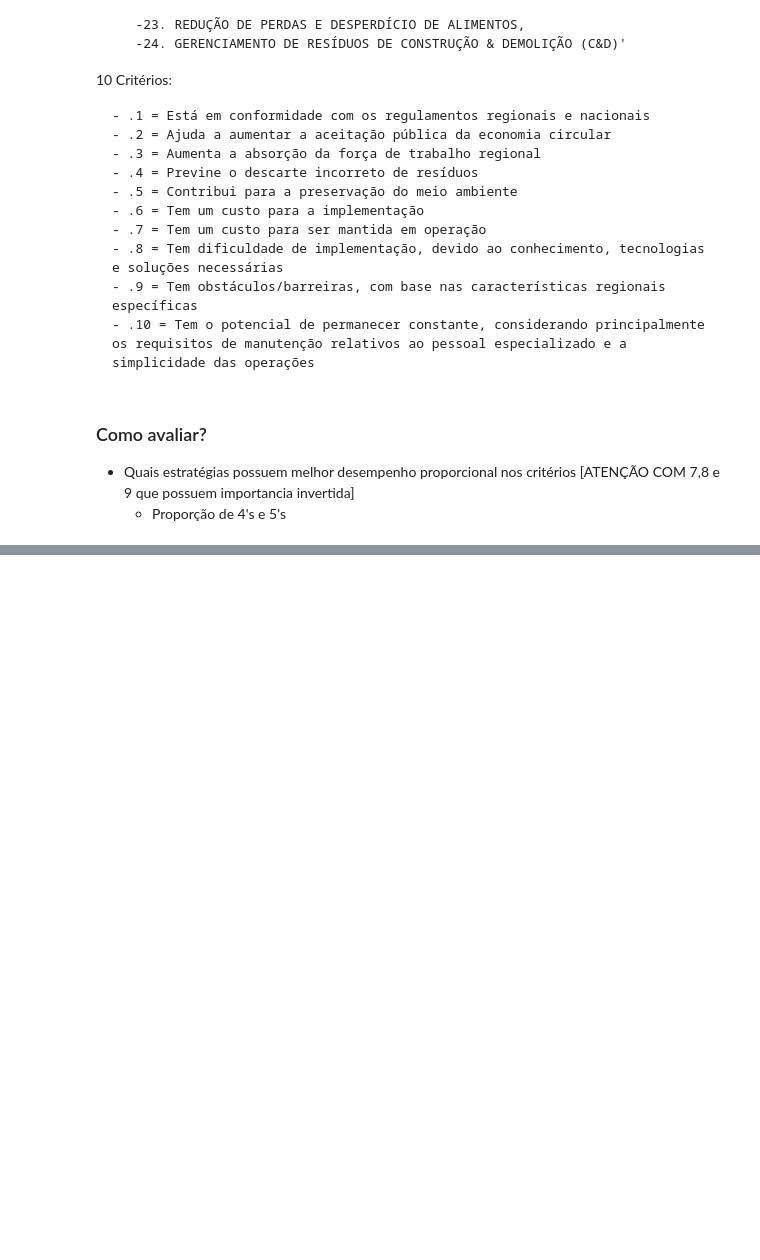
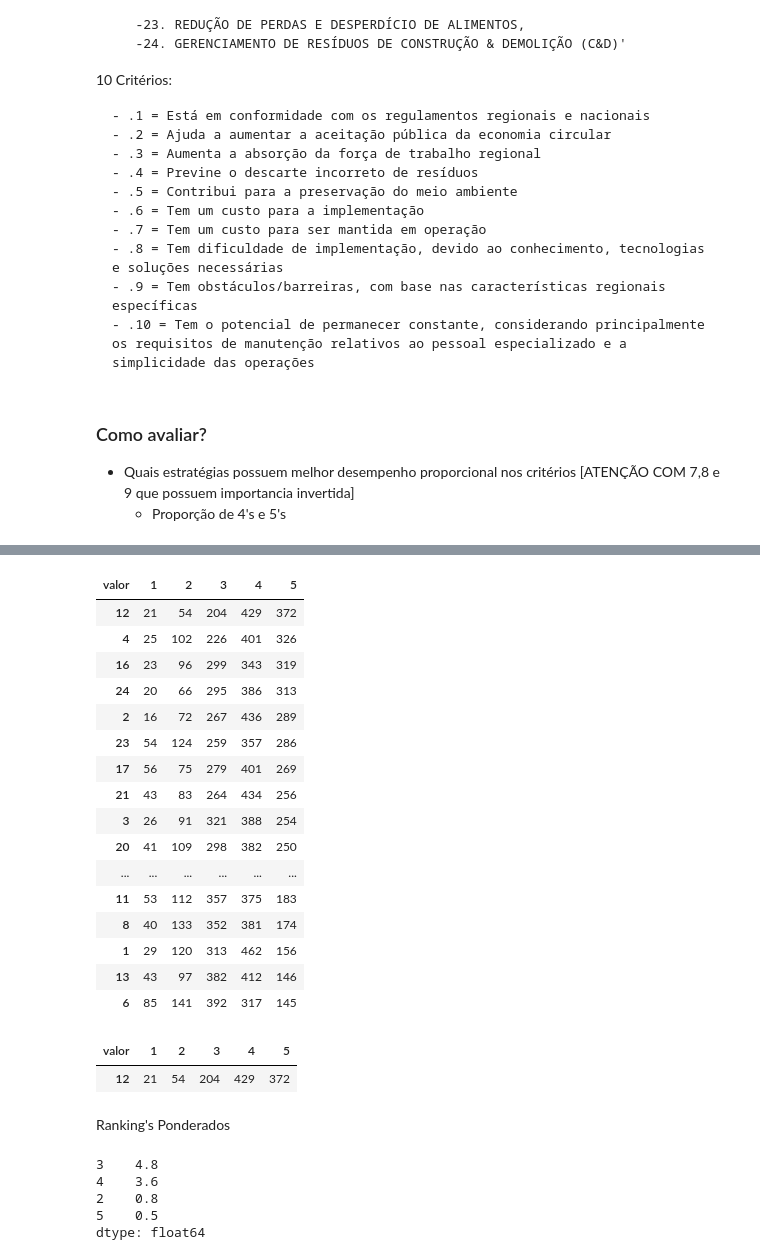
Before and after one commit to ednaelxd/e-waste, a Jupyter notebook: notebooks/02_stats_denmark.ipynb, the cells around one changed output, grey strips where cells are left out. Drawn from its saved outputs; the diff is of its cells as text; code cells hidden in the pictures; blank space fills up the shorter version.

```diff
--- a/notebooks/02_stats_denmark.ipynb
+++ b/notebooks/02_stats_denmark.ipynb
@@ -185,0 +198,3 @@ agg1.describe()
+# %%
+for i in lista2:
+    df3[i+1]=df.iloc[:,i:240:10]
@@ -185,0 +210,10 @@ agg1.describe()
+# %%
+df_freqs = pd.DataFrame()
+df_freqs['valor']=[1,2,3,4,5]
+#df_freqs.set_index('valor',inplace=True)
+# %%
+for i in lista[:-1]:
+    frequencias = pd.DataFrame(np.array(np.unique(df2[i].values, return_counts=True)).T).rename(columns={0:'valor'})
+    df_freqs[i+1] = frequencias[1]
+    #print(frequencias)
+df_freqs.set_index('valor',inplace=True)
@@ -185,0 +224,29 @@ agg1.describe()
+# %%
+df_freqs2 = df_freqs.T
+# %%
+df_freqs2.sort_values(by=5,ascending=False)
+# %% [output]
+| valor | 1 | 2 | 3 | 4 | 5 |
+| 12 | 21 | 54 | 204 | 429 | 372 |
+| 4 | 25 | 102 | 226 | 401 | 326 |
+| 16 | 23 | 96 | 299 | 343 | 319 |
+| 24 | 20 | 66 | 295 | 386 | 313 |
+| 2 | 16 | 72 | 267 | 436 | 289 |
+| 23 | 54 | 124 | 259 | 357 | 286 |
+| 17 | 56 | 75 | 279 | 401 | 269 |
+| 21 | 43 | 83 | 264 | 434 | 256 |
+| 3 | 26 | 91 | 321 | 388 | 254 |
+| 20 | 41 | 109 | 298 | 382 | 250 |
+| ... | ... | ... | ... | ... | ... |
+| 11 | 53 | 112 | 357 | 375 | 183 |
+| 8 | 40 | 133 | 352 | 381 | 174 |
+| 1 | 29 | 120 | 313 | 462 | 156 |
+| 13 | 43 | 97 | 382 | 412 | 146 |
+| 6 | 85 | 141 | 392 | 317 | 145 |
+# %%
+df_freqs2[df_freqs2[5]==372]
+# %% [output]
+| valor | 1 | 2 | 3 | 4 | 5 |
+| 12 | 21 | 54 | 204 | 429 | 372 |
+# %% [markdown]
+Ranking's Ponderados
@@ -185,0 +255,8 @@ agg1.describe()
+# %%
+df2[0].iloc[0,:].value_counts(normalize=True) * df2[0].iloc[0,:].value_counts(normalize=False) * df2[0].iloc[0,:].value_counts(normalize=True).index
+# %% [output]
+3    4.8
+4    3.6
+2    0.8
+5    0.5
+dtype: float64
```
Also changed, not shown: parts of 20 cells of this notebook, 1 other file.
